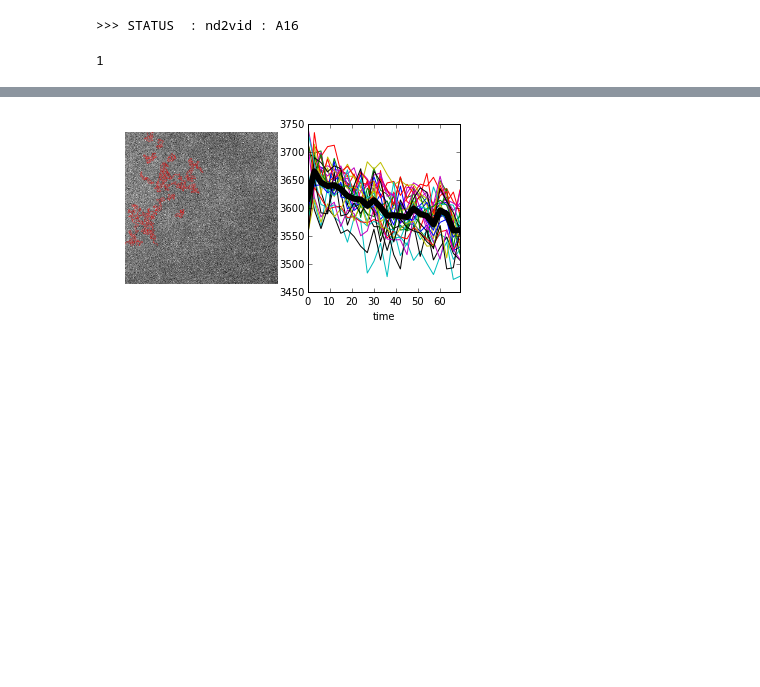
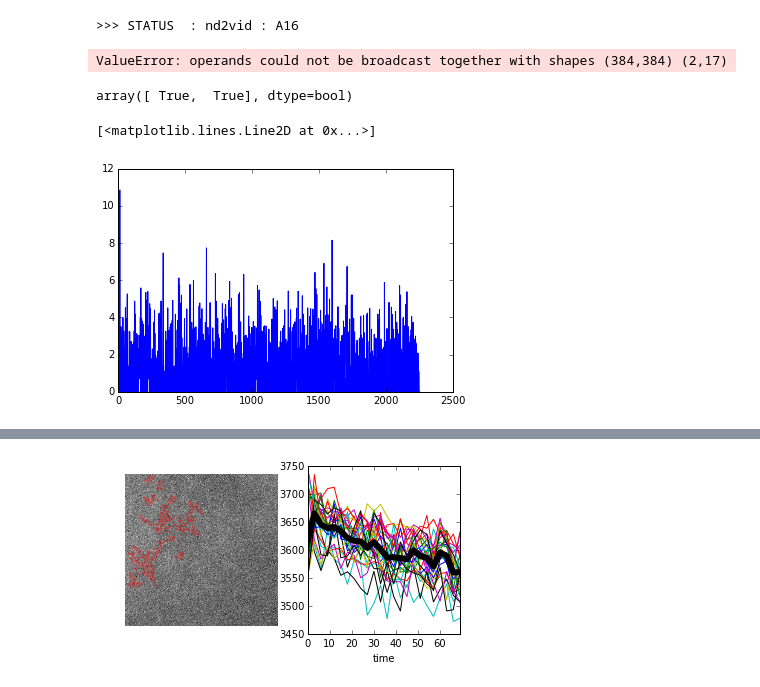
Before and after one commit to rraadd88/htsimaging, a Jupyter notebook: htsimaging/test_nd2vid.ipynb, the cells around one changed output, grey strips where cells are left out. Cells and saved outputs as stored; diff of their text form; code cells hidden in the pictures; blank space fills up the shorter version.

```diff
--- a/htsimaging/test_nd2vid.ipynb
+++ b/htsimaging/test_nd2vid.ipynb
@@ -148,5 +145,0 @@ del kins_mean
-# %%
-len(kins_mean.columns)
-# len(arr_list)
-# %% [output]
-1
@@ -155,0 +146,23 @@ arr_list=nd2arr_list(nd_dh,nd_fns)
+# %%
+# props = measure.regionprops(regions,arr_list[0]) #ref
+# regions_areas=np.array([prop.area for prop in props])
+# regions_index_large= list(kins_mean.drop(['time'], axis=1).columns)
+# if not any(list(() for region in regions_index_large))
+regions_index_large_bool=np.zeros((regions.shape), dtype=bool)
+for i in regions_index_large:
+    booli = (regions == i)
+#     booli=np.where(regions == i)
+    regions_index_large_bool=np.logical_or(regions_index_large_bool,booli)
+    print (regions_index_large_bool == True).sum()
+# %% [output]
+ValueError: operands could not be broadcast together with shapes (384,384) (2,17)
+# %%
+np.logical_or(np.array([True ,False]),np.array([True ,True]))
+# %% [output]
+array([ True,  True], dtype=bool)
+# %%
+
+plt.plot(np.log(regions_areas))
+# %% [output]
+[<matplotlib.lines.Line2D at 0x...>]
+[figure, added]
```
Also changed, not shown: parts of 6 cells of this notebook, 1 other file.
